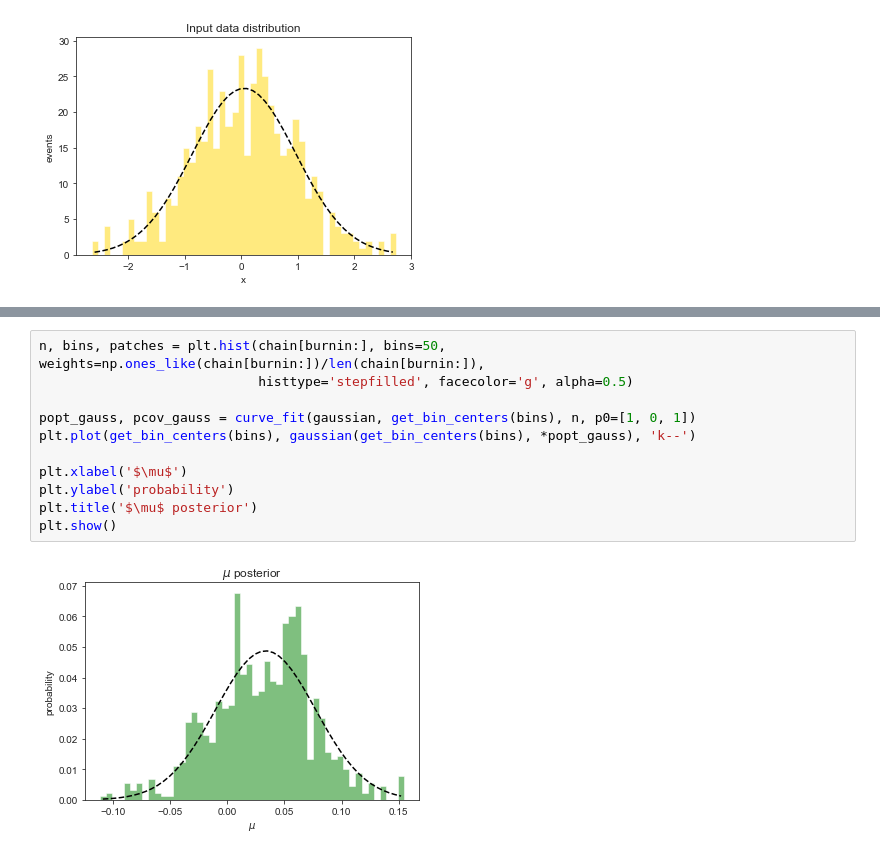
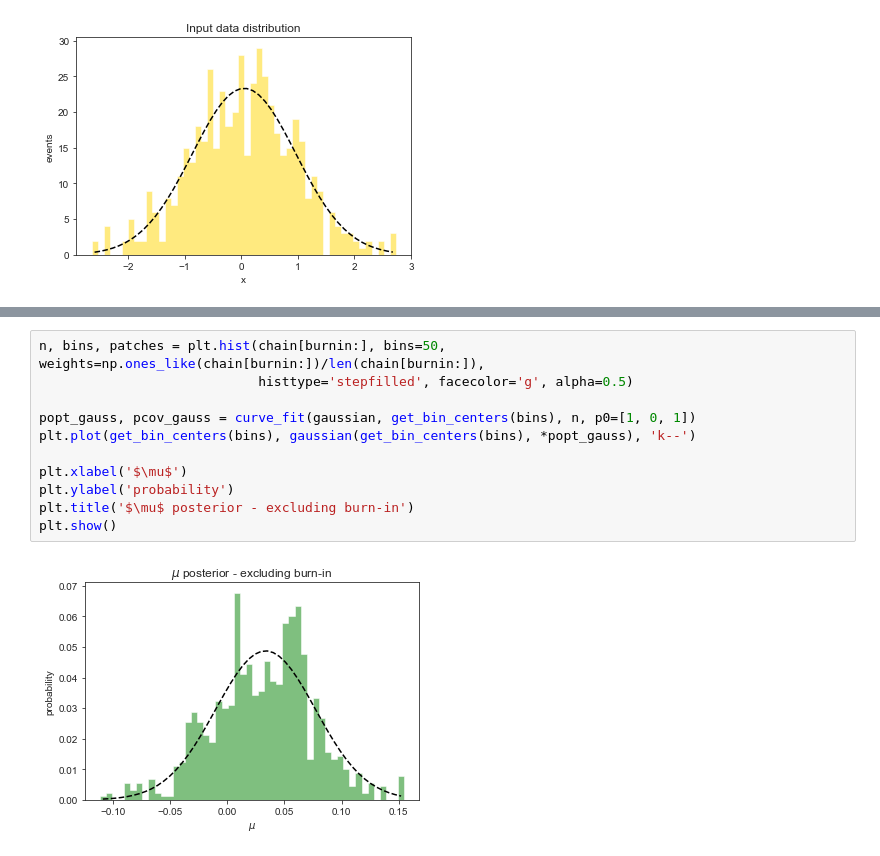
Before and after one commit to giacomo-artoni/cmpp, a Jupyter notebook: Lecture2-BayesianInference/Bayesian Inference 0.ipynb, the cells around one changed output, grey strips where cells are left out. Drawn from its saved outputs; the diff is of its cells as text.

```diff
--- a/Lecture2-BayesianInference/Bayesian Inference 0.ipynb
+++ b/Lecture2-BayesianInference/Bayesian Inference 0.ipynb
@@ -86,13 +102,13 @@ plt.show()
 # %%
 n, bins, patches = plt.hist(chain[burnin:], bins=50, weights=np.ones_like(chain[burnin:])/len(chain[burnin:]),
                             histtype='stepfilled', facecolor='g', alpha=0.5)
 
 popt_gauss, pcov_gauss = curve_fit(gaussian, get_bin_centers(bins), n, p0=[1, 0, 1])
 plt.plot(get_bin_centers(bins), gaussian(get_bin_centers(bins), *popt_gauss), 'k--')
 
 plt.xlabel('$\mu$')
 plt.ylabel('probability')
-plt.title('$\mu$ posterior')
+plt.title('$\mu$ posterior - excluding burn-in')
 plt.show()
 # %% [output]
-[figure, old version]
+[figure, new version]
```
Also changed, not shown: parts of 2 cells of this notebook, 1 other file.
